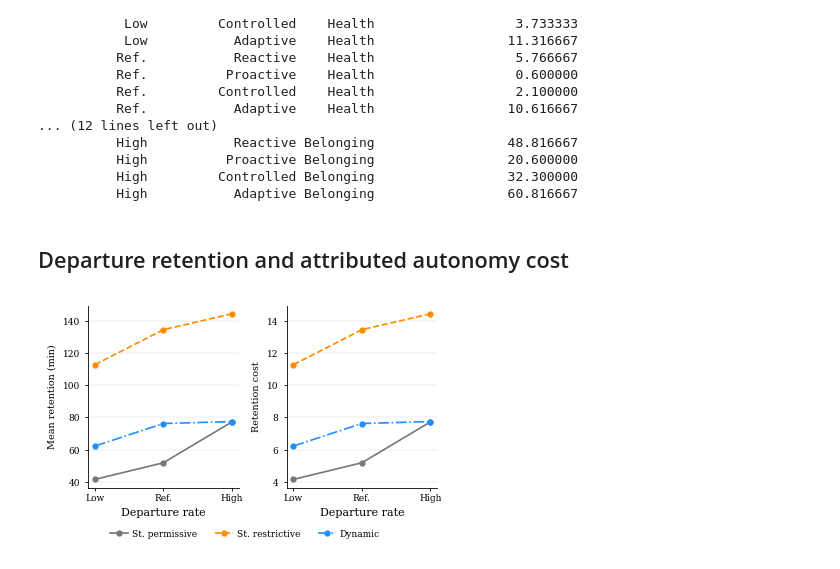
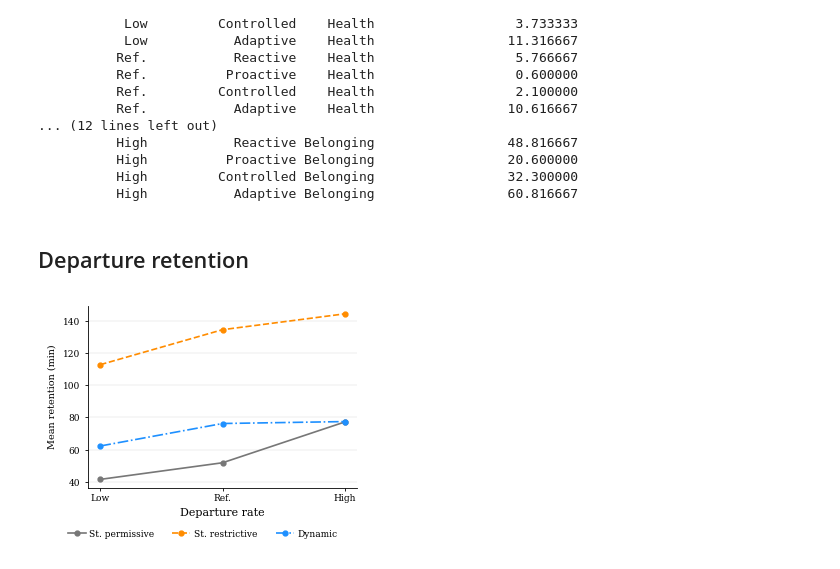
Before and after one commit to lucianoMarchezan/SEAMS-27-ModelDRiven-DT-Resilience, a Jupyter notebook: prototype/flood_sos/analysis.ipynb, the cells around one changed output. Saved outputs shown, nothing was run; the diff lists cells and outputs as text; code cells hidden in the pictures.

```diff
--- a/prototype/flood_sos/analysis.ipynb
+++ b/prototype/flood_sos/analysis.ipynb
@@ -625,71 +625,54 @@ Departure rate Resilience profile    Region  Mean transitions per run
           High         Controlled Belonging                 32.300000
           High           Adaptive Belonging                 60.816667
 # %% [markdown]
-## Departure retention and attributed autonomy cost
+## Departure retention
 # %%
-retention_columns = {"forced_retention_minutes", "autonomy_restriction_cost_base"}
+retention_columns = {"forced_retention_minutes"}
 missing_retention_columns = retention_columns - set(runs.columns)
 if missing_retention_columns:
     print(
         "Departure-retention metrics are absent from these output files. "
         "Rerun the updated simulator to populate: "
         + ", ".join(sorted(missing_retention_columns))
     )
 else:
     retention_summary = (
         runs.groupby(["scenario", "profile_configuration"], observed=True)
-        .agg(
-            forced_retention_minutes=("forced_retention_minutes", "mean"),
-            autonomy_restriction_cost_base=("autonomy_restriction_cost_base", "mean"),
-        )
+        .agg(forced_retention_minutes=("forced_retention_minutes", "mean"))
         .reset_index()
     )
-    fig, axes = plt.subplots(1, 2, figsize=(4.05, 2.9))
-    metric_specs = [
-        ("forced_retention_minutes", "Mean retention (min)"),
-        ("autonomy_restriction_cost_base", "Retention cost"),
-    ]
-    for ax, (metric, ylabel) in zip(axes, metric_specs):
-        for strategy in scenario_order:
-            strategy_data = retention_summary.loc[
-                retention_summary["scenario"] == strategy
-            ].set_index("profile_configuration").reindex(configuration_order)
-            ax.plot(
-                range(len(configuration_order)),
-                strategy_data[metric],
-                color=scenario_colors[strategy],
-                linestyle=scenario_line_styles[strategy],
-                marker="o",
-                linewidth=1.2,
-                markersize=3.5,
-                label=scenario_labels[strategy],
-            )
-        ax.set_xticks(range(len(configuration_order)))
-        ax.set_xticklabels(
-            [configuration_labels[value] for value in configuration_order],
-            rotation=0,
-            ha="center",
+    fig, ax = plt.subplots(figsize=(3.2, 2.9))
+    for strategy in scenario_order:
+        strategy_data = retention_summary.loc[
+            retention_summary["scenario"] == strategy
+        ].set_index("profile_configuration").reindex(configuration_order)
+        ax.plot(
+            range(len(configuration_order)),
+            strategy_data["forced_retention_minutes"],
+            color=scenario_colors[strategy],
+            linestyle=scenario_line_styles[strategy],
+            marker="o", linewidth=1.2, markersize=3.5,
+            label=scenario_labels[strategy],
         )
-        ax.set_ylabel(ylabel, fontsize=7)
-        ax.tick_params(labelsize=6.5)
-        format_axis(ax)
-    axes[0].set_xlabel("Departure rate")
-    axes[1].set_xlabel("Departure rate")
-    handles, labels = axes[1].get_legend_handles_labels()
+    ax.set_xticks(range(len(configuration_order)))
+    ax.set_xticklabels([configuration_labels[value] for value in configuration_order])
+    ax.set_ylabel("Mean retention (min)", fontsize=7)
+    ax.set_xlabel("Departure rate")
+    ax.tick_params(labelsize=6.5)
+    format_axis(ax)
+    handles, labels = ax.get_legend_handles_labels()
     fig.legend(handles, labels, frameon=False, loc="lower center", ncol=3,
                fontsize=6.5, handletextpad=0.4, labelspacing=0.25,
                bbox_to_anchor=(0.5, 0.15))
-    fig.tight_layout(rect=(0, 0.23, 1, 1), pad=0.5, w_pad=0.8)
-    fig.savefig(plot_dir / "departure_retention_and_attributed_cost.pdf", bbox_inches="tight", pad_inches=0.02)
+    fig.tight_layout(rect=(0, 0.23, 1, 1), pad=0.5)
+    # Keep the existing filename so paper figure references remain valid.
+    fig.savefig(plot_dir / "departure_retention_and_attributed_cost.pdf",
+                bbox_inches="tight", pad_inches=0.02)
     plt.show()
-
-if not missing_retention_columns:
     retention_print = retention_summary.rename(columns={
         "forced_retention_minutes": "Mean retention (min)",
-        "autonomy_restriction_cost_base": "Retention cost",
     })
-    print_plot_values("Departure retention and attributed autonomy cost", retention_print,
-                      "Values are means per run. Retention cost is attributed service cost "
-                      "already included in total ABC cost; it uses illustrative rates.")
+    print_plot_values("Departure retention", retention_print,
+                      "Values are cumulative DT-minutes per run, averaged across runs.")
 # %% [output]
-[figure, old version]
+[figure, new version]
```
Also changed, not shown: parts of 2 cells of this notebook, 6 other files.
